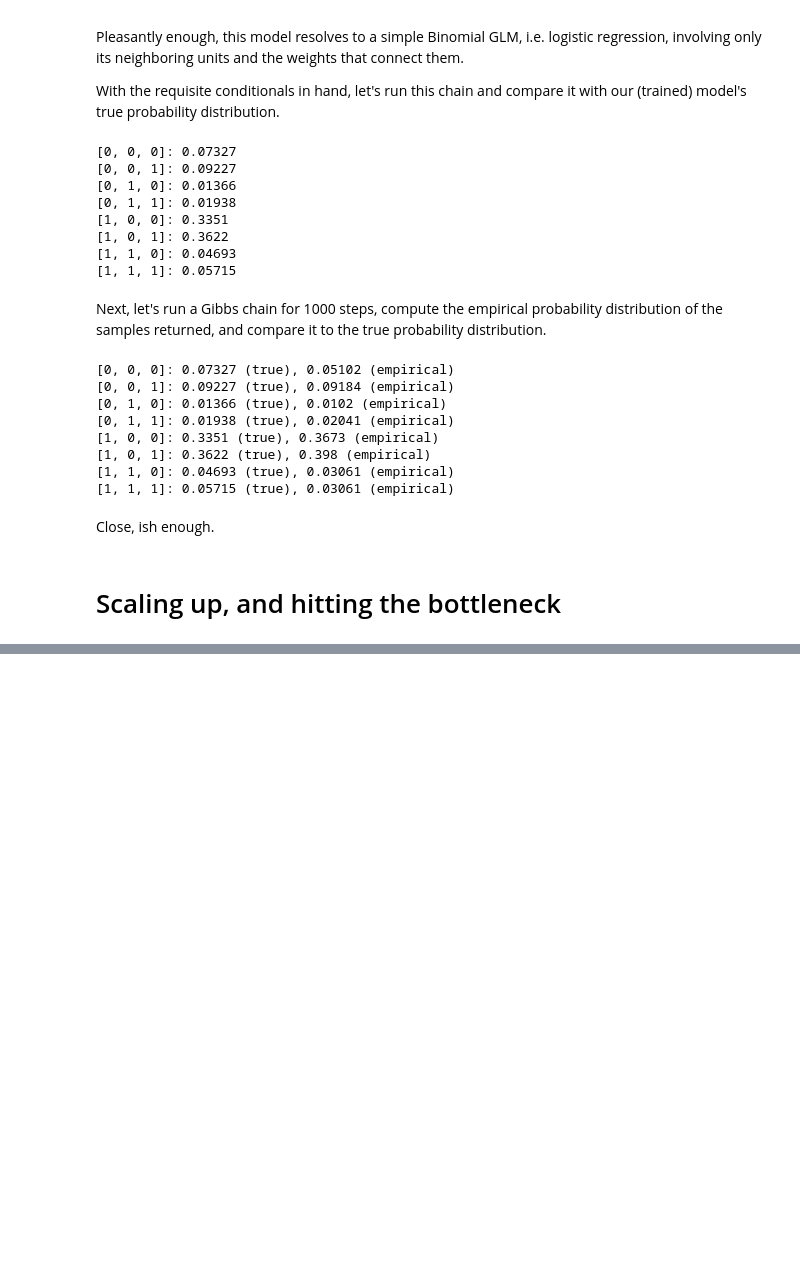
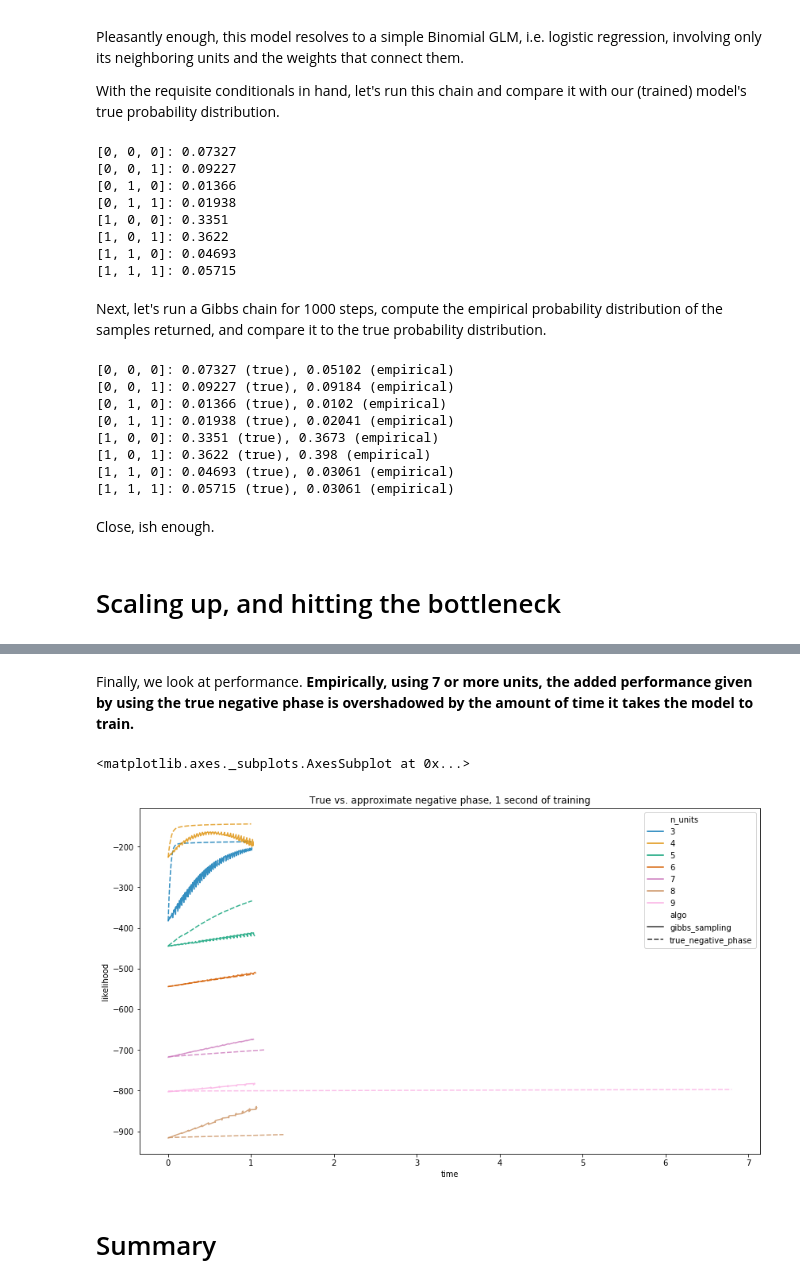
Before and after one commit to cavaunpeu/boltzmann-machines, a Jupyter notebook: boltzmann-machines-part-1.ipynb, the cells around one changed output, grey strips where cells are left out. Cells and saved outputs as stored; diff of their text form; code cells hidden in the pictures; blank space fills up the shorter version.

```diff
--- a/boltzmann-machines-part-1.ipynb
+++ b/boltzmann-machines-part-1.ipynb
@@ -424,7 +424,7 @@ class Model:
         return unnormalized_lik
 
 
-def update_parameters_with_true_negative_phase(weights, biases, var_combinations, all_configs, data, alpha=alpha):
+def update_parameters_with_true_negative_phase(weights, biases, var_combinations, all_configs, data, alpha=alpha, **kwargs):
     model = Model(weights, biases, var_combinations, all_configs)
     model_distribution = [(np.array(config), model.likelihood(config)) for config in all_configs]
 
@@ -786,0 +729,34 @@ ax = sns.lineplot(x="elapsed", y="likelihood", hue="algo", legend='brief', data=
+# %%
+def train_model_for_n_seconds(optim_algo, n_units, p, run_num, n_seconds=10, alpha=alpha, verbose=True, n_samples=1000):
+    weights, biases, var_combinations, all_configs, data = reset_data_and_parameters(n_units=n_units, p=p)
+
+    elapsed = 0
+    step = 0
+    timestamps, updates = [], []
+
+    while elapsed < n_seconds:
+        timestamps.append(time())
+
+        weights, biases = optim_algo(
+            weights=weights,
+            biases=biases,
+            var_combinations=var_combinations,
+            all_configs=all_configs,
+            data=data,
+            alpha=alpha,
+            seed=run_num,
+            n_samples=n_samples
+        )
+
+        elapsed = timestamps[-1] - timestamps[0]
+
+        lik = Model(weights, biases, var_combinations, all_configs).likelihood(data, log=True)
+        algo_name = optim_algo.__name__.split('update_parameters_with_')[-1]
+        if len(timestamps) > 1 and int(timestamps[-1]) - int(timestamps[-2]) > 0 and verbose:
+            print(f'Elapsed: {elapsed:.2}s | Likelihood: {lik}')
+
+        updates.append( {'likelihood': lik, 'algo': algo_name, 'step': step, 'time': elapsed, 'run_num': run_num})
+
+        step += 1
+
+    return pd.DataFrame(updates)
@@ -786,0 +814,15 @@ ax = sns.lineplot(x="elapsed", y="likelihood", hue="algo", legend='brief', data=
+# %% [markdown]
+Finally, we look at performance. **Empirically, using 7 or more units, the added performance given by using the true negative phase is overshadowed by the amount of time it takes the model to train.**
+# %%
+df = pd.concat(all_updates)
+
+plt.figure(figsize=(14, 8))
+plt.title('True vs. approximate negative phase, 1 second of training')
+sns.lineplot(x="time", y="likelihood", hue="n_units", style="algo",
+             legend="full", data=df, ci=None, alpha=.8,
+             palette=sns.color_palette("colorblind", max_units - min_units))
+# %% [output]
+<matplotlib.axes._subplots.AxesSubplot at 0x...>
+[figure, added]
+# %% [markdown]
+# Summary
```
Also changed, not shown: parts of 38 cells of this notebook.
